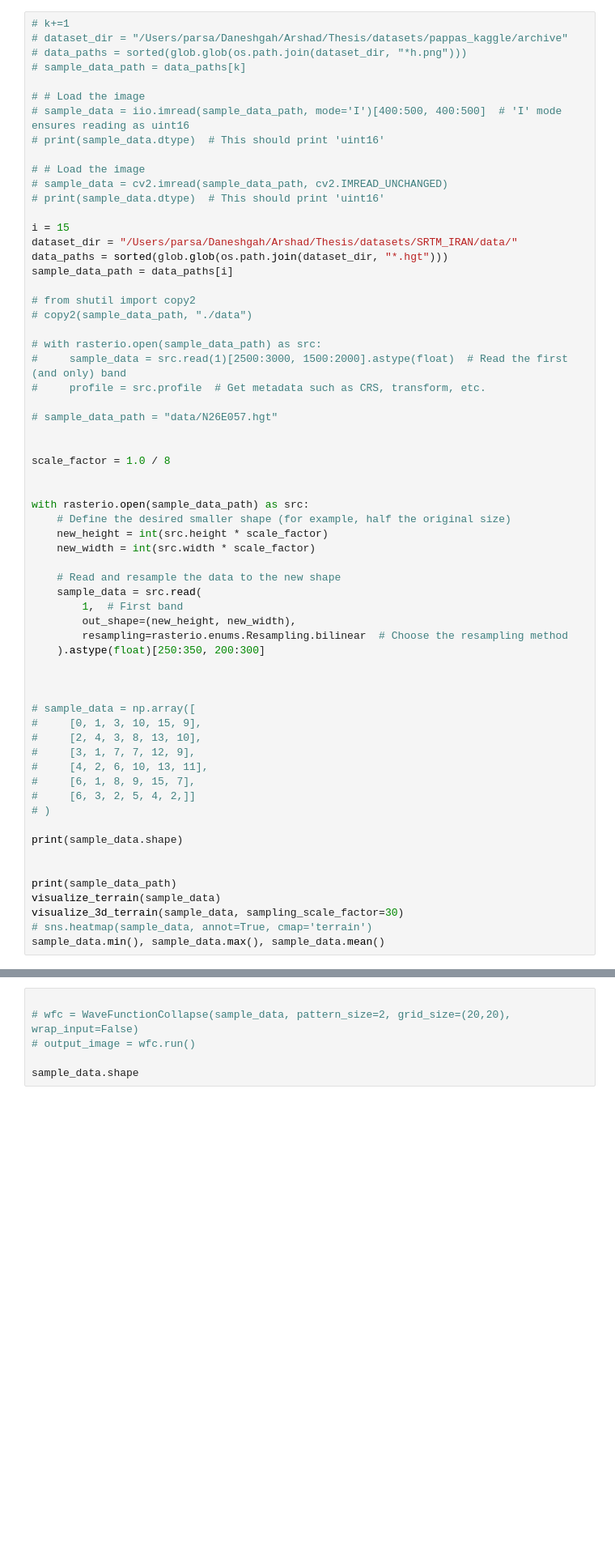
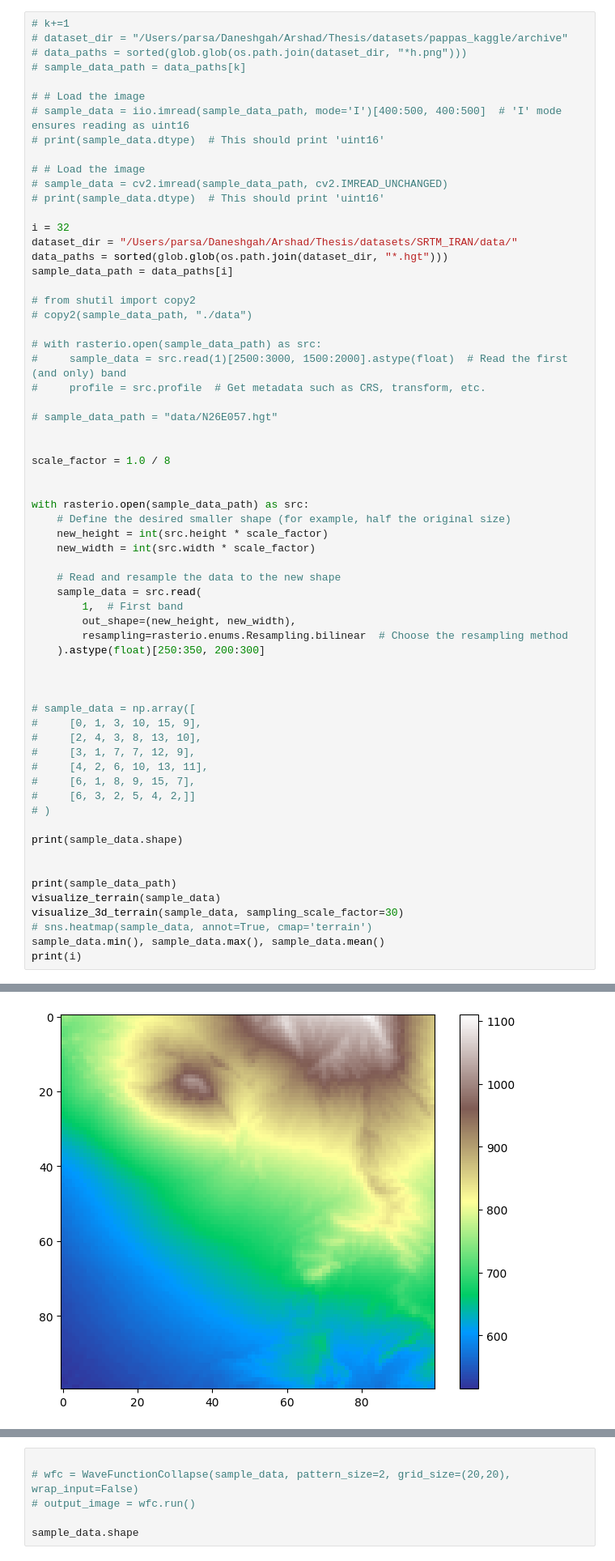
Before and after one commit to parsadaj/WaveFunctionCollapse, a Jupyter notebook: terrain_wfc.ipynb, the cells around one changed output, grey strips where cells are left out. Shown: that part at 81% size. Cells and saved outputs as stored; diff of their text form; blank space fills up the shorter version.

```diff
--- a/terrain_wfc.ipynb
+++ b/terrain_wfc.ipynb
@@ -24,7 +37,7 @@ from functions import height_to_slopes, slopes_to_height
 # sample_data = cv2.imread(sample_data_path, cv2.IMREAD_UNCHANGED)
 # print(sample_data.dtype)  # This should print 'uint16'
 
-i = 15
+i = 32
 dataset_dir = "/Users/parsa/Daneshgah/Arshad/Thesis/datasets/SRTM_IRAN/data/"
 data_paths = sorted(glob.glob(os.path.join(dataset_dir, "*.hgt")))
 sample_data_path = data_paths[i]
@@ -73,4 +86,5 @@ visualize_terrain(sample_data)
 visualize_3d_terrain(sample_data, sampling_scale_factor=30)
 # sns.heatmap(sample_data, annot=True, cmap='terrain')
 sample_data.min(), sample_data.max(), sample_data.mean()
+print(i)
 # %% [output]
@@ -77,0 +93 @@ IndexError: list index out of range
+[figure, added]
```
Also changed, not shown: parts of 3 cells of this notebook, 15 other files.
